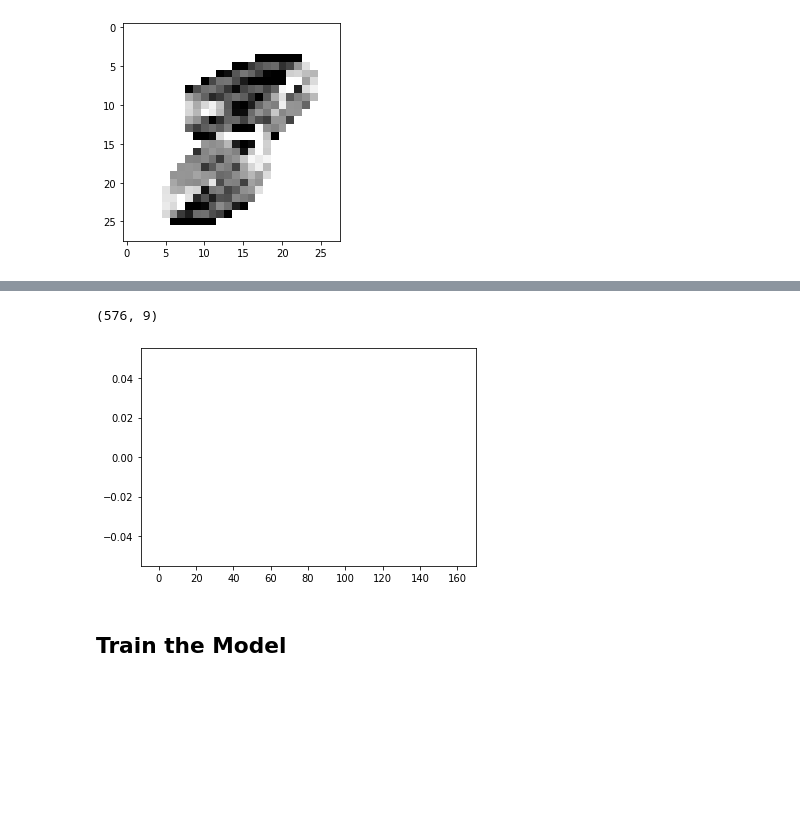
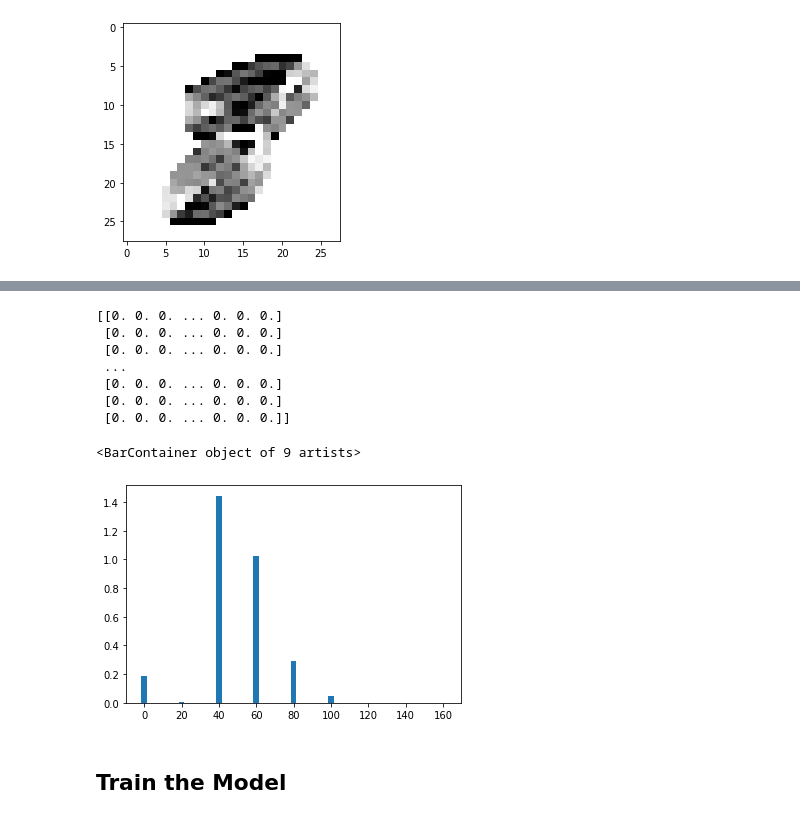
Before and after one commit to Masterfishy/HanDi-2, a Jupyter notebook: model/src/handi.ipynb, the cells around one changed output, grey strips where cells are left out. Drawn from its saved outputs; the diff is of its cells as text; code cells hidden in the pictures; blank space fills up the shorter version.

Commit message:
Updated notebook to test hog methods on an image

```diff
--- a/model/src/handi.ipynb
+++ b/model/src/handi.ipynb
@@ -69,11 +69,18 @@ plt.bar(height=hist, x=[0, 20, 40, 60, 80, 100, 120, 140, 160], width=3)
 # %%
 hists = hog(hog_mag_img, hog_dir_img)
-print(hists.shape)
+print(hists)
 
-plt.bar(height=hists[0,:], x=[0, 20, 40, 60, 80, 100, 120, 140, 160], width=3)
+plt.bar(height=hists[150,:], x=[0, 20, 40, 60, 80, 100, 120, 140, 160], width=3)
 # %% [output]
-(576, 9)
+[[0. 0. 0. ... 0. 0. 0.]
+ [0. 0. 0. ... 0. 0. 0.]
+ [0. 0. 0. ... 0. 0. 0.]
+ ...
+ [0. 0. 0. ... 0. 0. 0.]
+ [0. 0. 0. ... 0. 0. 0.]
+ [0. 0. 0. ... 0. 0. 0.]]
+<BarContainer object of 9 artists>
-[figure, old version]
+[figure, new version]
 # %% [markdown]
 ## Train the Model
 # %%
```
Also changed, not shown: parts of 1 cell of this notebook.
